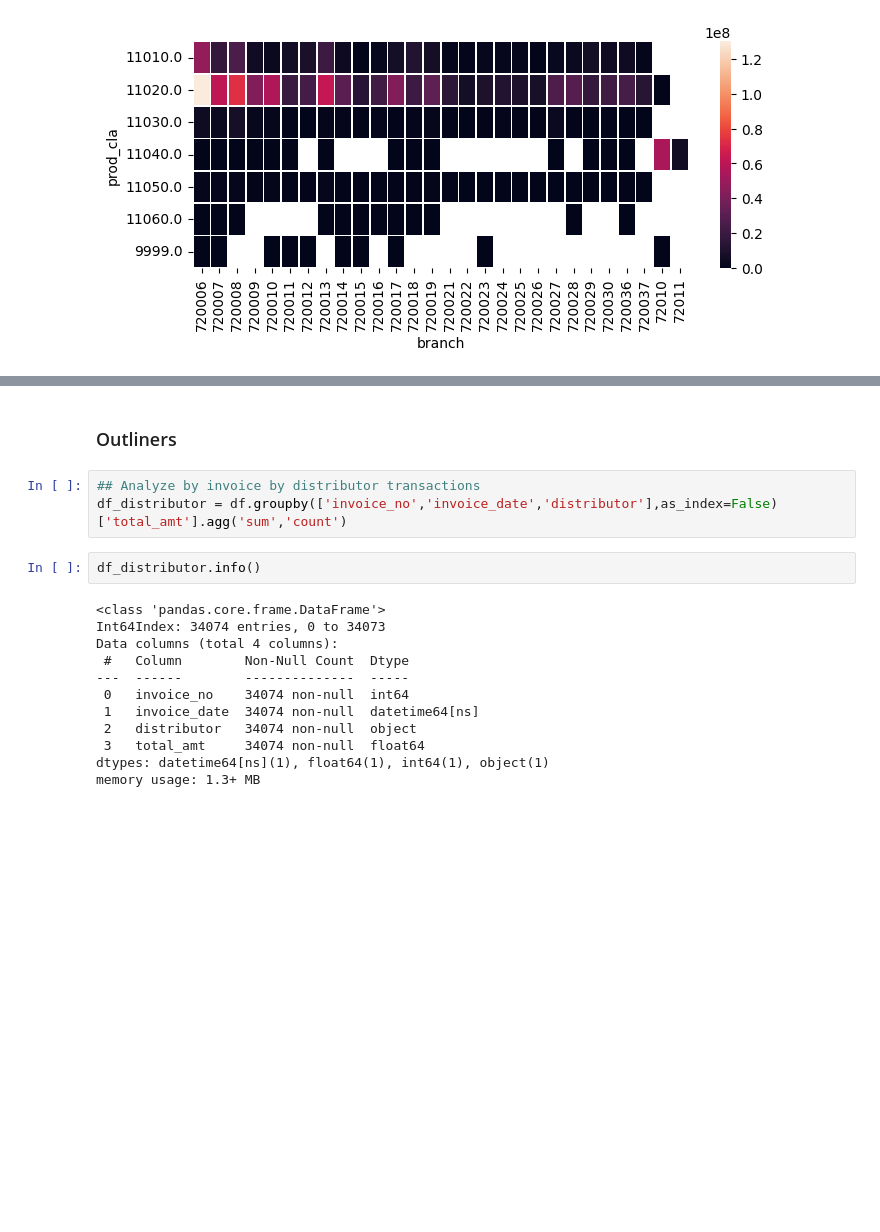
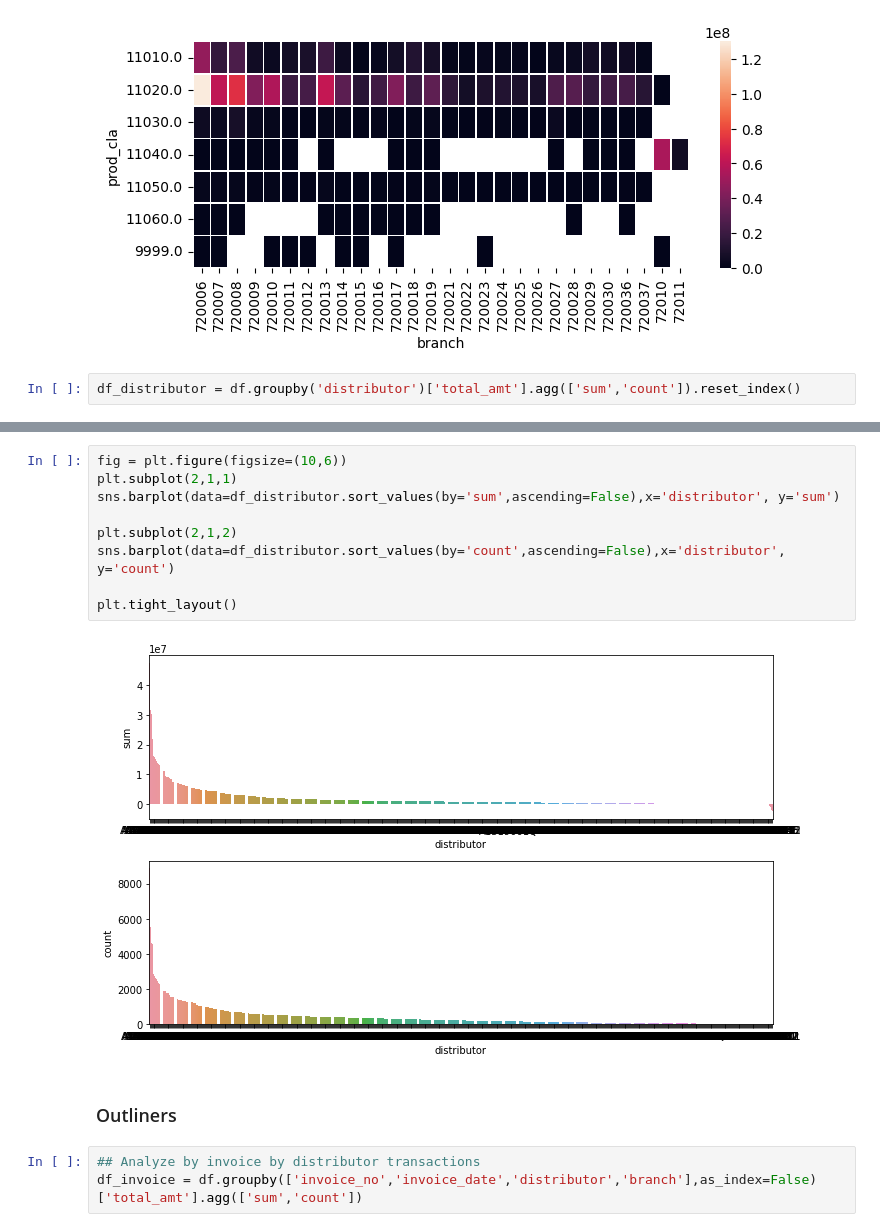
Before and after one commit to ryanhao1115/ML-for-Fraud-Detection, a Jupyter notebook: 2_Exploratory_analysis.ipynb, the cells around one changed output, grey strips where cells are left out. Drawn from its saved outputs; the diff is of its cells as text; blank space fills up the shorter version.

```diff
--- a/2_Exploratory_analysis.ipynb
+++ b/2_Exploratory_analysis.ipynb
@@ -123,3 +123,5 @@ sns.heatmap(df_branch_prodcla, linewidths=.5)
 # %% [output]
 <matplotlib.axes._subplots.AxesSubplot at 0x...>
 [figure]
+# %%
+df_distributor = df.groupby('distributor')['total_amt'].agg(['sum','count']).reset_index()
@@ -126,19 +137,16 @@ sns.heatmap(df_branch_prodcla, linewidths=.5)
+# %%
+fig = plt.figure(figsize=(10,6))
+plt.subplot(2,1,1)
+sns.barplot(data=df_distributor.sort_values(by='sum',ascending=False),x='distributor', y='sum')
+
+plt.subplot(2,1,2)
+sns.barplot(data=df_distributor.sort_values(by='count',ascending=False),x='distributor', y='count')
+
+plt.tight_layout()
+# %% [output]
+[figure, added]
 # %% [markdown]
 ### Outliners
 # %%
 ## Analyze by invoice by distributor transactions
-df_distributor = df.groupby(['invoice_no','invoice_date','distributor'],as_index=False)['total_amt'].agg('sum','count')
+df_invoice = df.groupby(['invoice_no','invoice_date','distributor','branch'],as_index=False)['total_amt'].agg(['sum','count'])
-# %%
-df_distributor.info()
-# %% [output]
-<class 'pandas.core.frame.DataFrame'>
-Int64Index: 34074 entries, 0 to 34073
-Data columns (total 4 columns):
- #   Column        Non-Null Count  Dtype
----  ------        --------------  -----
- 0   invoice_no    34074 non-null  int64
- 1   invoice_date  34074 non-null  datetime64[ns]
- 2   distributor   34074 non-null  object
- 3   total_amt     34074 non-null  float64
-dtypes: datetime64[ns](1), float64(1), int64(1), object(1)
-memory usage: 1.3+ MB
```
Also changed, not shown: parts of 12 cells of this notebook.
